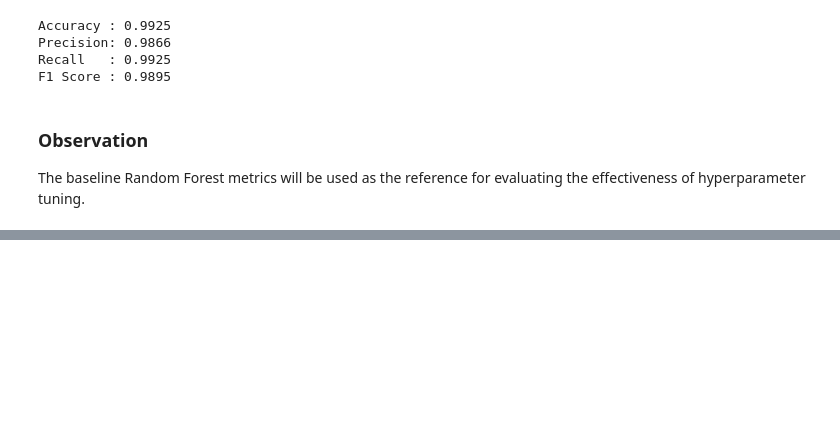
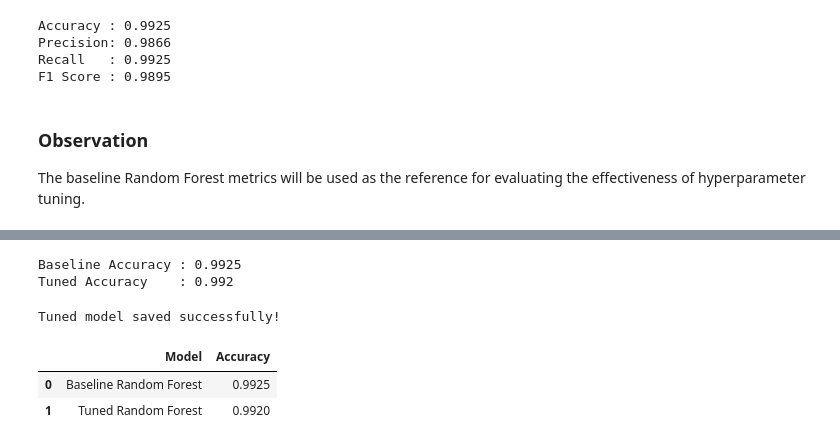
Before and after one commit to Carolljo/Predictive-Maintenance-Intelligence-Platform, a Jupyter notebook: notebooks/07_Hyperparameter_Tuning.ipynb, the cells around one changed output, grey strips where cells are left out. Drawn from its saved outputs; the diff is of its cells as text; code cells hidden in the pictures; blank space fills up the shorter version.

Commit message:
Finished hyperparameter tuning for Random Forest model

```diff
--- a/notebooks/07_Hyperparameter_Tuning.ipynb
+++ b/notebooks/07_Hyperparameter_Tuning.ipynb
@@ -123,0 +114,25 @@ param_grid = {
+# %%
+# Define the hyperparameter search space
+
+param_grid = {
+    "n_estimators": [100, 200, 300],
+    "max_depth": [10, 20, 30, None],
+    "min_samples_split": [2, 5, 10],
+    "min_samples_leaf": [1, 2, 4],
+    "max_features": ["sqrt", "log2"]
+}
+# %%
+# Perform Grid Search
+
+from sklearn.model_selection import GridSearchCV
+
+grid_search = GridSearchCV(
+    estimator=baseline_model,
+    param_grid=param_grid,
+    cv=3,
+    scoring="f1_weighted",
+    n_jobs=-1,
+    verbose=2
+)
+
+grid_search.fit(X_train_processed, y_train)
@@ -123,0 +162,8 @@ param_grid = {
+# %%
+# Retrieve the best model
+
+best_rf = grid_search.best_estimator_
+# %%
+# Make predictions on the test data
+
+y_pred_tuned = best_rf.predict(X_test_processed)
@@ -123,0 +198,33 @@ param_grid = {
+# %%
+# Compare baseline and tuned models
+
+print("Baseline Accuracy :", accuracy_score(y_test, baseline_predictions))
+print("Tuned Accuracy    :", accuracy_score(y_test, y_pred_tuned))
+# %% [output]
+Baseline Accuracy : 0.9925
+Tuned Accuracy    : 0.992
+# %%
+# Save the tuned Random Forest model
+
+import joblib
+
+joblib.dump(best_rf, "../artifacts/tuned_random_forest.pkl")
+
+print("Tuned model saved successfully!")
+# %% [output]
+Tuned model saved successfully!
+# %%
+comparison = {
+    "Model": ["Baseline Random Forest", "Tuned Random Forest"],
+    "Accuracy": [
+        accuracy_score(y_test, baseline_predictions),
+        accuracy_score(y_test, y_pred_tuned)
+    ]
+}
+
+comparison_df = pd.DataFrame(comparison)
+comparison_df
+# %% [output]
+|  | Model | Accuracy |
+| 0 | Baseline Random Forest | 0.9925 |
+| 1 | Tuned Random Forest | 0.9920 |
```
Also changed, not shown: parts of 5 cells of this notebook, 1 other file.
